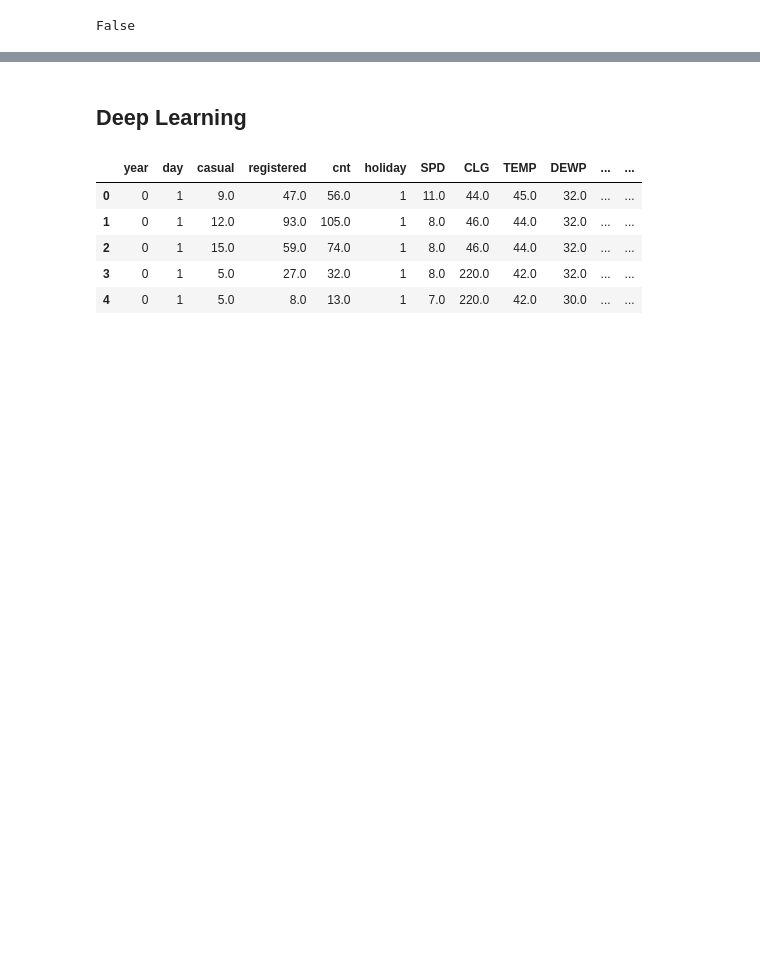
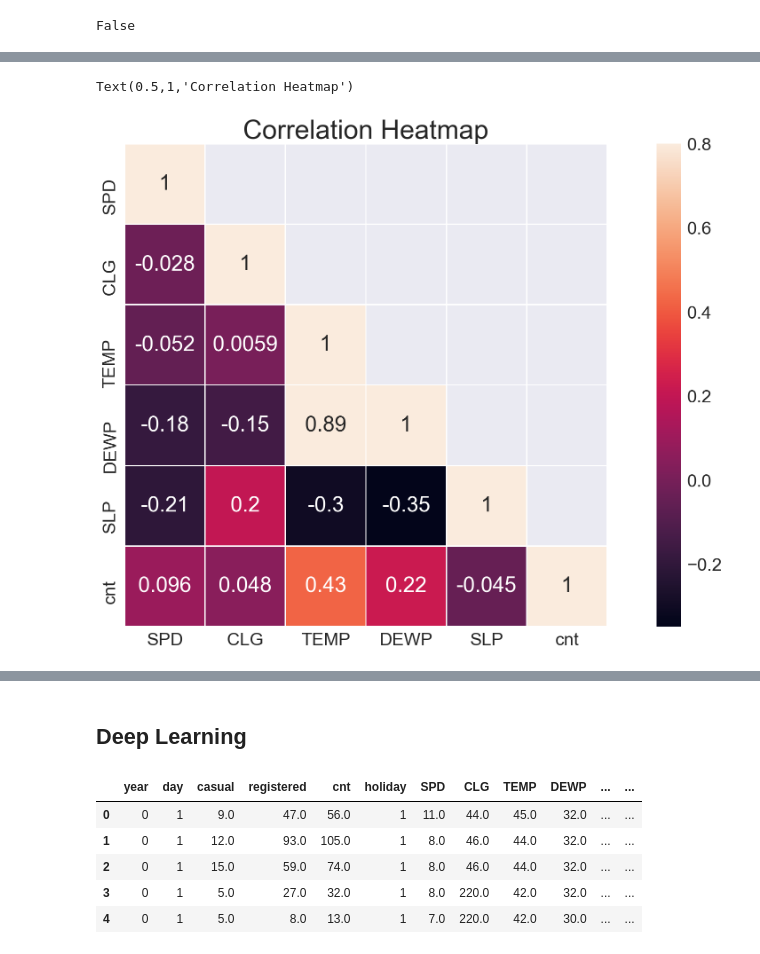
Before and after one commit to MattXiao01/hello-world, a Jupyter notebook: DC Shared Bike Project.ipynb, the cells around one changed output, grey strips where cells are left out. Cells and saved outputs as stored; diff of their text form; code cells hidden in the pictures; blank space fills up the shorter version.

```diff
--- a/DC Shared Bike Project.ipynb
+++ b/DC Shared Bike Project.ipynb
@@ -601,0 +614,15 @@ df_combine.to_csv('hour_new.csv', index = False)
+# %%
+# Investigate the correlation between weather parameters.
+
+corrMatt = rides[['SPD', 'CLG', 'TEMP', 'DEWP', 'SLP','cnt']].corr()
+mask = np.array(corrMatt)
+mask[np.tril_indices_from(mask)] = False
+
+sns.set(font_scale = 2)
+fig,ax= plt.subplots()
+fig.set_size_inches(20,10)
+sns.heatmap(corrMatt, mask=mask,vmax=.8, square=True,annot=True, linewidths=1)
+ax.axes.set_title('Correlation Heatmap', fontsize = 30)
+# %% [output]
+Text(0.5,1,'Correlation Heatmap')
+[figure, added]
```
Also changed, not shown: parts of 20 cells of this notebook.
